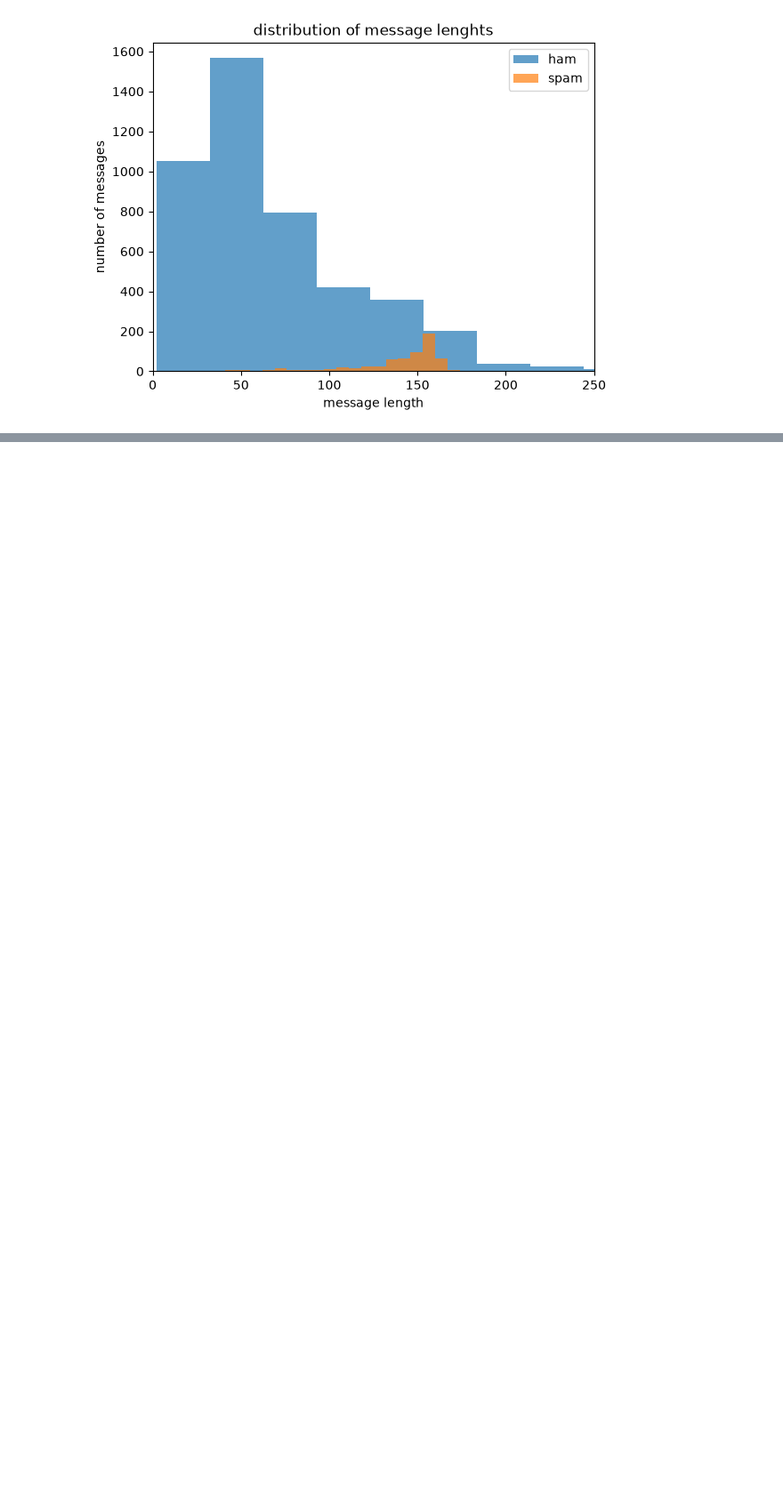
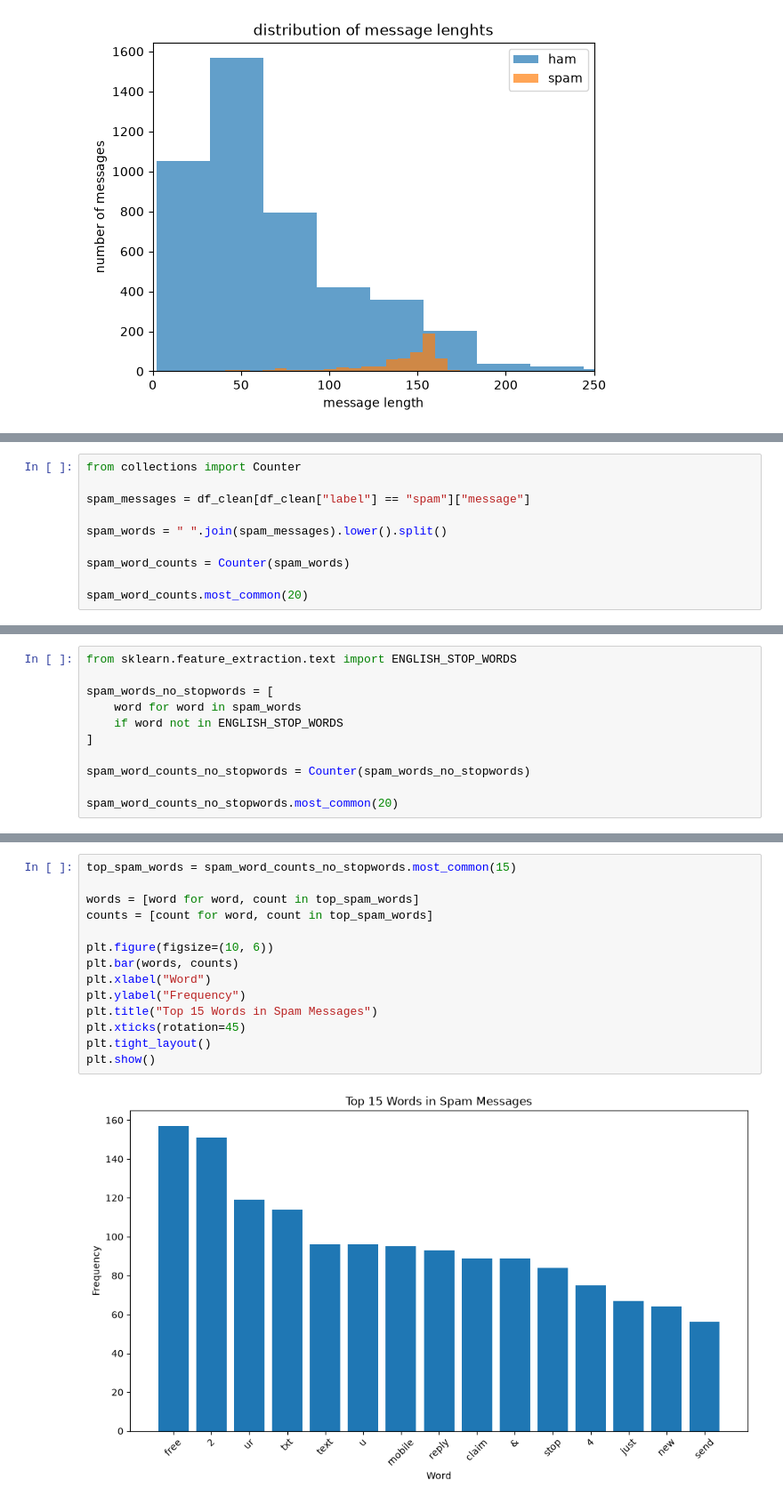
Before and after one commit to rotokpa/email-spam-detector, a Jupyter notebook: notebooks/01_data_exploration.ipynb, the cells around one changed output, grey strips where cells are left out. Shown at 89% size. Cells and saved outputs as stored; diff of their text form; blank space fills up the shorter version.

```diff
--- a/notebooks/01_data_exploration.ipynb
+++ b/notebooks/01_data_exploration.ipynb
@@ -189,0 +204,10 @@ plt.show()
+# %%
+from collections import Counter
+
+spam_messages = df_clean[df_clean["label"] == "spam"]["message"]
+
+spam_words = " ".join(spam_messages).lower().split()
+
+spam_word_counts = Counter(spam_words)
+
+spam_word_counts.most_common(20)
@@ -189,0 +235,11 @@ plt.show()
+# %%
+from sklearn.feature_extraction.text import ENGLISH_STOP_WORDS
+
+spam_words_no_stopwords = [
+    word for word in spam_words
+    if word not in ENGLISH_STOP_WORDS
+]
+
+spam_word_counts_no_stopwords = Counter(spam_words_no_stopwords)
+
+spam_word_counts_no_stopwords.most_common(20)
@@ -189,0 +301,16 @@ plt.show()
+# %%
+top_spam_words = spam_word_counts_no_stopwords.most_common(15)
+
+words = [word for word, count in top_spam_words]
+counts = [count for word, count in top_spam_words]
+
+plt.figure(figsize=(10, 6))
+plt.bar(words, counts)
+plt.xlabel("Word")
+plt.ylabel("Frequency")
+plt.title("Top 15 Words in Spam Messages")
+plt.xticks(rotation=45)
+plt.tight_layout()
+plt.show()
+# %% [output]
+[figure, added]
```
Also changed, not shown: parts of 41 cells of this notebook.
